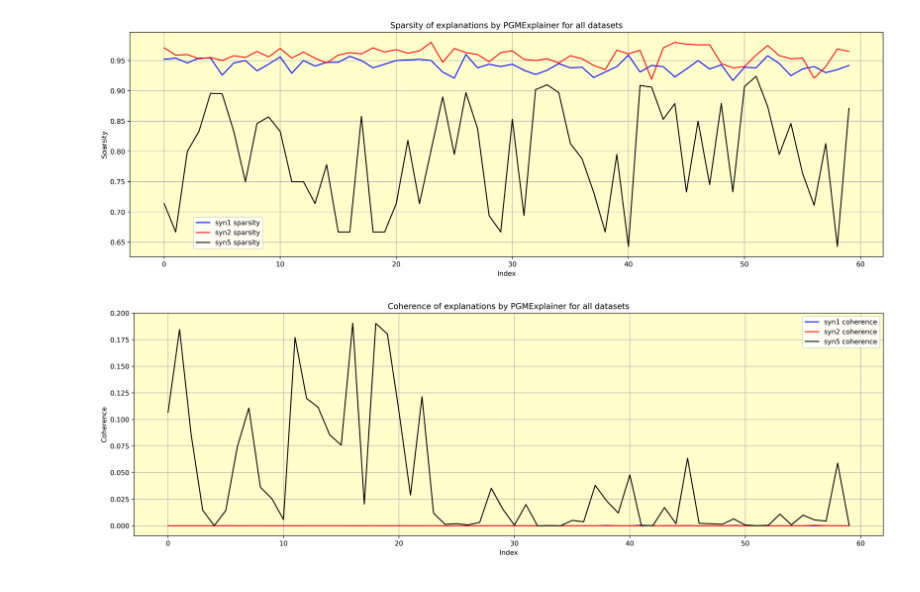
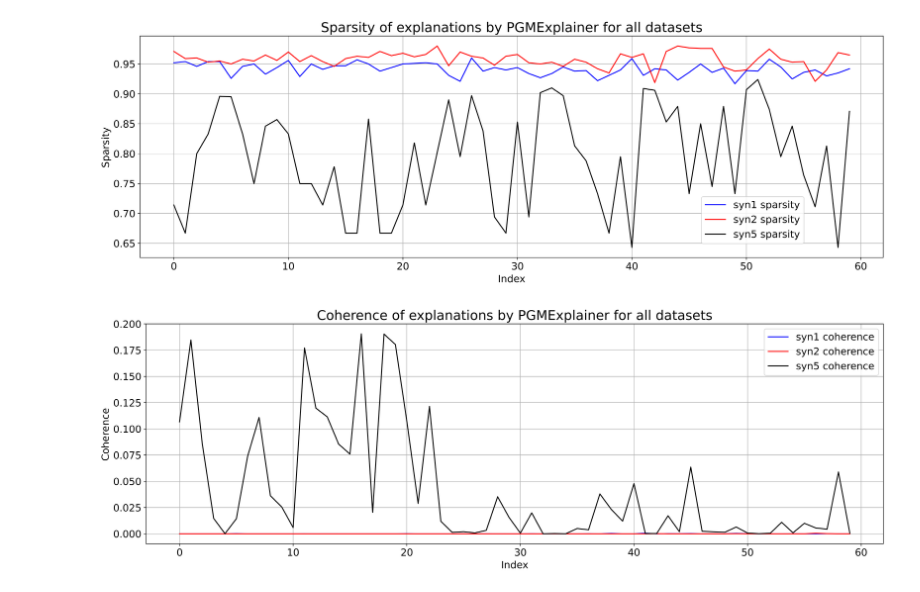
Before and after one commit to ASudu/PGMExplainer_graph_properties, a Jupyter notebook: PGM_Node/Explain_GNN/combined.ipynb, the cells around one changed output. Drawn from its saved outputs; the diff is of its cells as text; code cells hidden in the pictures.

Commit message:
modified plot backgrounds

```diff
--- a/PGM_Node/Explain_GNN/combined.ipynb
+++ b/PGM_Node/Explain_GNN/combined.ipynb
@@ -20,7 +20,7 @@ sparse5 = list(df5['Sparsity'])
 # mean_sparse = list(np.ones(len(df))*df['Sparsity'].mean())
 plt.figure(figsize=(20,6), dpi = 500)
 plt.gca().grid(True)
-plt.gca().set_facecolor((1, 1, 0.8))
+# plt.gca().set_facecolor((1, 1, 0.8))
 plt.plot(x1, sparse1, label='syn1 sparsity',color='blue')
 plt.plot(x2, sparse2, label='syn2 sparsity',color='red')
 plt.plot(x5, sparse5, label='syn5 sparsity',color='k')
@@ -36,48 +36,52 @@ plt.plot(x5, sparse5, label='syn5 sparsity',color='k')
 # plt.axhspan(y_1, y_2, color='red', alpha=0.3)
 # plt.axhspan(y1, y2, color='green', alpha=0.3)
 
-plt.title('Sparsity of explanations by PGMExplainer for all datasets', fontsize=12)
-plt.legend(prop={'size':10}, loc="lower left", bbox_to_anchor=(.08, .02))
-plt.ylabel("Sparsity")
-plt.xlabel("Index")
-plt.savefig(fname= "D:\D_Drive\Github\Thesis\PGMExplainer_graph_properties\PGM_Node\Explain_GNN\plots\PGM_sparsity_datasets")
+plt.title('Sparsity of explanations by PGMExplainer for all datasets', fontsize=20)
+plt.legend(loc="lower right",bbox_to_anchor=(0.9, 0.04),fontsize=15)
+plt.ylabel("Sparsity",fontsize=15)
+plt.xlabel("Index",fontsize=15)
+plt.xticks(fontsize=15)
+plt.yticks(fontsize=15)
+plt.savefig(fname= "D:\D_Drive\BITS_Pilani\Year_5(2023-24)\\thesis_plots\PGMExp\PGM_sparsity_datasets")
 plt.show()
 # %% [output]
-[figure, old version]
+[figure, new version]
 # %%
 # Plot Coherence
 x1 = list(range(len(df1)))
 x2 = list(range(len(df2)))
 x5 = list(range(len(df5)))
 
 coh1 = list(df1['Coherence'])
 coh2 = list(df2['Coherence'])
 coh5 = list(df5['Coherence'])
 
 # mean_sparse = list(np.ones(len(df))*df['Sparsity'].mean())
 plt.figure(figsize=(20,6), dpi = 500)
 plt.gca().grid(True)
-plt.gca().set_facecolor((1, 1, 0.8))
+# plt.gca().set_facecolor((1, 1, 0.8))
 plt.plot(x1, coh1, label='syn1 coherence',color='blue')
 plt.plot(x2, coh2, label='syn2 coherence',color='red')
 plt.plot(x5, coh5, label='syn5 coherence',color='k')
 # plt.plot(x,def_sparse, label = 'Max edge density for sparse graphs')
 # plt.plot(x,mean_sparse, label = 'Average sparsity', color='k')
 
 # sp_mean = df['Sparsity'].mean()
 # sp_std = df['Sparsity'].std()
 # y1 = sp_mean - sp_std
 # y_1 = y1 - sp_std
 # y2 = sp_mean + sp_std
 # y_2 = y2 + sp_std
 # plt.axhspan(y_1, y_2, color='red', alpha=0.3)
 # plt.axhspan(y1, y2, color='green', alpha=0.3)
 
-plt.title('Coherence of explanations by PGMExplainer for all datasets', fontsize=12)
-plt.legend(prop={'size':10})
-plt.ylabel("Coherence")
-plt.xlabel("Index")
-plt.savefig(fname= "D:\D_Drive\Github\Thesis\PGMExplainer_graph_properties\PGM_Node\Explain_GNN\plots\PGM_coherence_datasets")
+plt.title('Coherence of explanations by PGMExplainer for all datasets', fontsize=20)
+plt.legend(loc="upper right",fontsize=15)
+plt.ylabel("Coherence",fontsize=15)
+plt.xlabel("Index",fontsize=15)
+plt.xticks(fontsize=15)
+plt.yticks(fontsize=15)
+plt.savefig(fname= "D:\D_Drive\BITS_Pilani\Year_5(2023-24)\\thesis_plots\PGMExp\PGM_coherence_datasets")
 plt.show()
 # %% [output]
-[figure, old version]
+[figure, new version]
```
